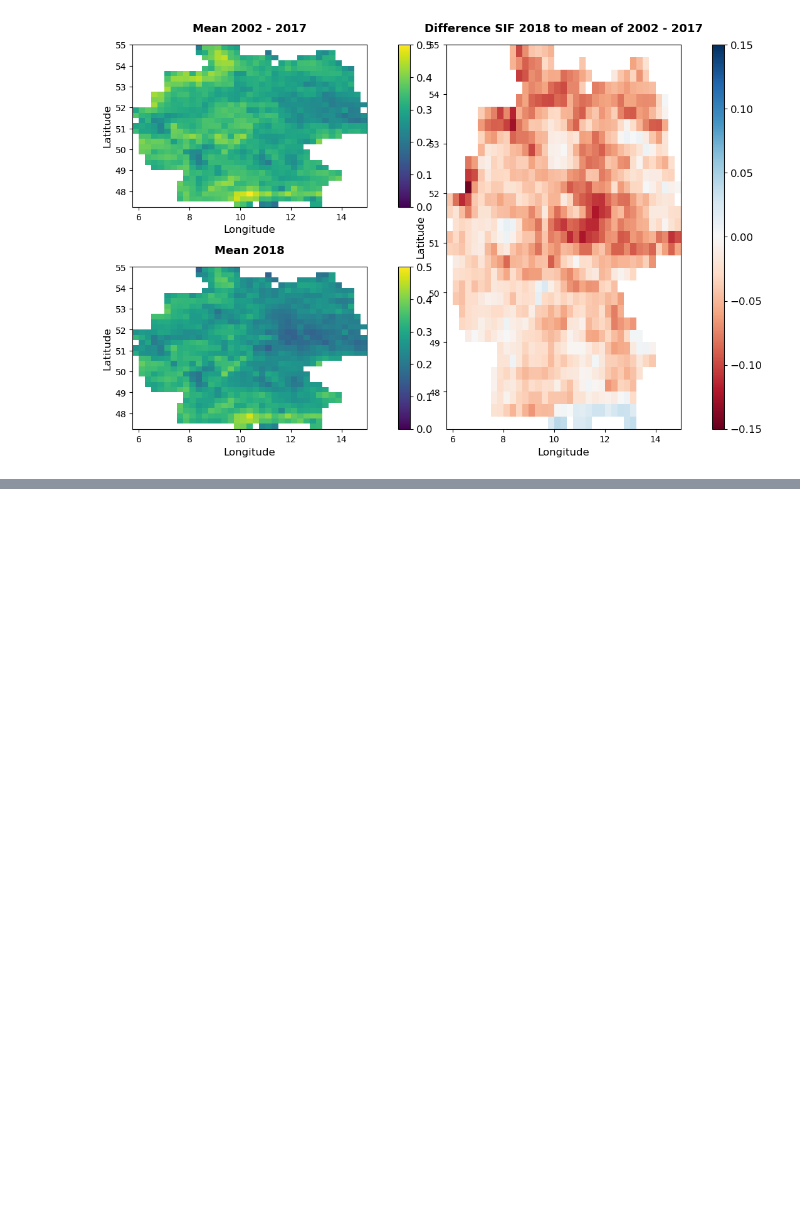
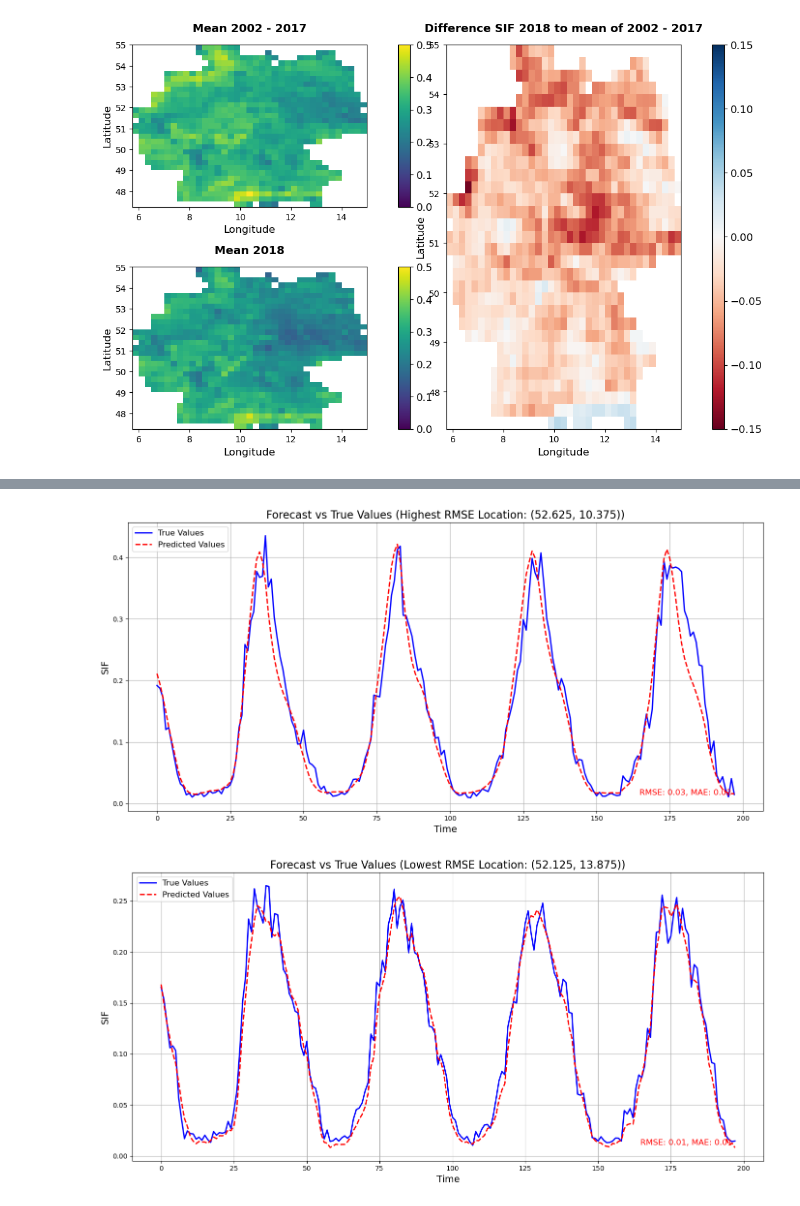
Before and after one commit to luismaecker/LSTM-SIF, a Jupyter notebook: main.ipynb, the cells around one changed output, grey strips where cells are left out. Saved outputs shown, nothing was run; the diff lists cells and outputs as text; code cells hidden in the pictures; blank space fills up the shorter version.

```diff
--- a/main.ipynb
+++ b/main.ipynb
@@ -153,0 +387,35 @@ change_plot(ref_period = summer_mean_to_2017, data_2018 = summer_sif_mean_cube.s
+# %%
+# unction to plot true vs predicted values
+def plot_forecast(true_values, predicted_values, title, rmse, mae):
+    plt.figure(figsize=(14, 7))
+    plt.plot(true_values, label='True Values', color='blue', linewidth=2)
+    plt.plot(predicted_values, label='Predicted Values', color='red', linestyle='--', linewidth=2)
+    plt.title(title, fontsize=16)
+    plt.xlabel('Time', fontsize=14)
+    plt.ylabel('SIF', fontsize=14)
+    plt.legend(fontsize=12)
+    plt.grid(True)
+    plt.tight_layout()
+
+    # add scores to each plot
+    plt.text(0.95, 0.05, f"RMSE: {rmse:.2f}, MAE: {mae:.2f}",
+                verticalalignment='bottom', horizontalalignment='right',
+                transform=plt.gca().transAxes, color='red', fontsize=12)
+    plt.show()
+
+# Plot for location with highest RMSE
+plot_forecast(
+    [val[0] for val in true_values_high_rmse],
+    [val[0] for val in predicted_values_high_rmse],
+    f'Forecast vs True Values (Highest RMSE Location: {highest_rmse_location})', rmse_high, mae_high
+)
+
+# Plot for location with lowest RMSE
+plot_forecast(
+    [val[0] for val in true_values_low_rmse],
+    [val[0] for val in predicted_values_low_rmse],
+    f'Forecast vs True Values (Lowest RMSE Location: {lowest_rmse_location})', rmse_low, mae_low
+)
+# %% [output]
+[figure, added]
+[figure, added]
```
Also changed, not shown: parts of 20 cells of this notebook, 59 other files.
